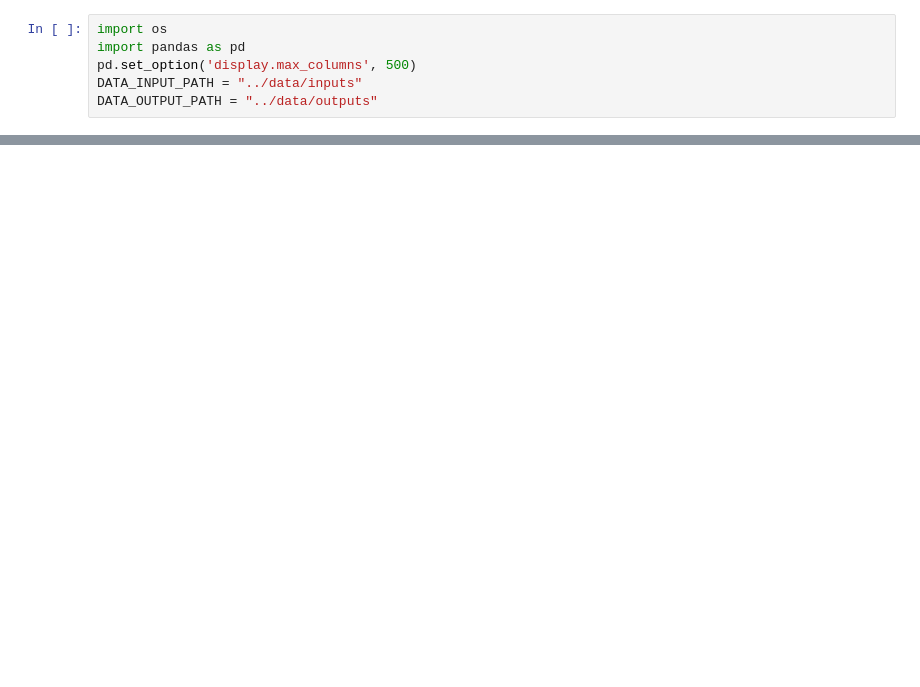
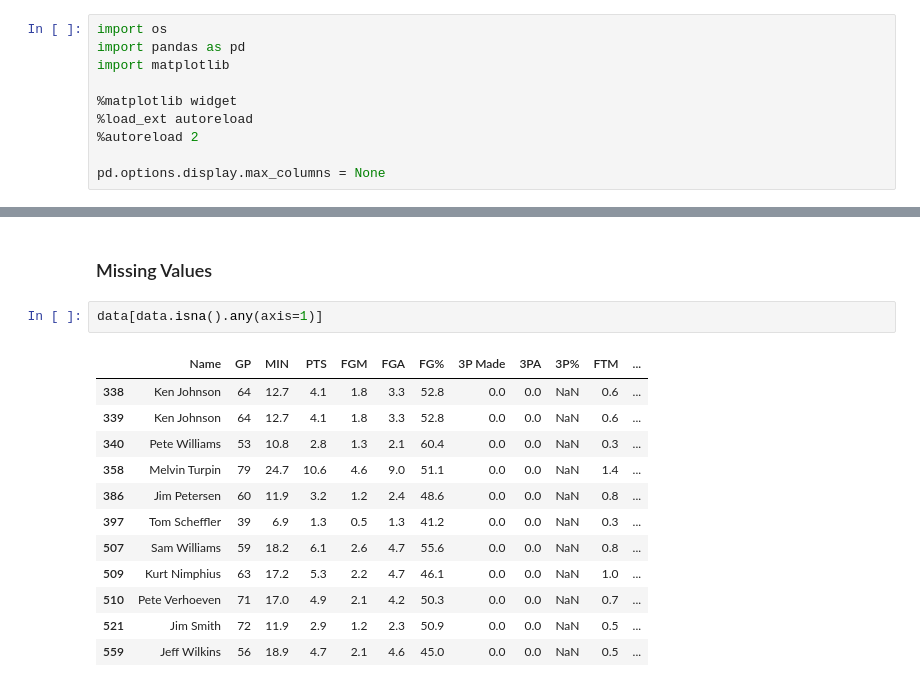
Before and after one commit to seifou23i/NBA-Challenge, a Jupyter notebook: notebooks/01_EDA.ipynb, the cells around one changed output, grey strips where cells are left out. Drawn from its saved outputs; the diff is of its cells as text; blank space fills up the shorter version.

Commit message:
EDA + preprocess data

```diff
--- a/notebooks/01_EDA.ipynb
+++ b/notebooks/01_EDA.ipynb
@@ -1,6 +9,10 @@
 # %%
 import os
 import pandas as pd
-pd.set_option('display.max_columns', 500)
-DATA_INPUT_PATH = "../data/inputs"
-DATA_OUTPUT_PATH = "../data/outputs"
+import matplotlib
+
+%matplotlib widget
+%load_ext autoreload
+%autoreload 2
+
+pd.options.display.max_columns = None
@@ -172,0 +164,17 @@ Name: MIN, dtype: float64
+# %% [markdown]
+### Missing Values
+# %%
+data[data.isna().any(axis=1)]
+# %% [output]
+|  | Name | GP | MIN | PTS | FGM | FGA | FG% | 3P Made | 3PA | 3P% | FTM | ... |
+| 338 | Ken Johnson | 64 | 12.7 | 4.1 | 1.8 | 3.3 | 52.8 | 0.0 | 0.0 | NaN | 0.6 | ... |
+| 339 | Ken Johnson | 64 | 12.7 | 4.1 | 1.8 | 3.3 | 52.8 | 0.0 | 0.0 | NaN | 0.6 | ... |
+| 340 | Pete Williams | 53 | 10.8 | 2.8 | 1.3 | 2.1 | 60.4 | 0.0 | 0.0 | NaN | 0.3 | ... |
+| 358 | Melvin Turpin | 79 | 24.7 | 10.6 | 4.6 | 9.0 | 51.1 | 0.0 | 0.0 | NaN | 1.4 | ... |
+| 386 | Jim Petersen | 60 | 11.9 | 3.2 | 1.2 | 2.4 | 48.6 | 0.0 | 0.0 | NaN | 0.8 | ... |
+| 397 | Tom Scheffler | 39 | 6.9 | 1.3 | 0.5 | 1.3 | 41.2 | 0.0 | 0.0 | NaN | 0.3 | ... |
+| 507 | Sam Williams | 59 | 18.2 | 6.1 | 2.6 | 4.7 | 55.6 | 0.0 | 0.0 | NaN | 0.8 | ... |
+| 509 | Kurt Nimphius | 63 | 17.2 | 5.3 | 2.2 | 4.7 | 46.1 | 0.0 | 0.0 | NaN | 1.0 | ... |
+| 510 | Pete Verhoeven | 71 | 17.0 | 4.9 | 2.1 | 4.2 | 50.3 | 0.0 | 0.0 | NaN | 0.7 | ... |
+| 521 | Jim Smith | 72 | 11.9 | 2.9 | 1.2 | 2.3 | 50.9 | 0.0 | 0.0 | NaN | 0.5 | ... |
+| 559 | Jeff Wilkins | 56 | 18.9 | 4.7 | 2.1 | 4.6 | 45.0 | 0.0 | 0.0 | NaN | 0.5 | ... |
```
Also changed, not shown: parts of 52 cells of this notebook, 4 other files.
